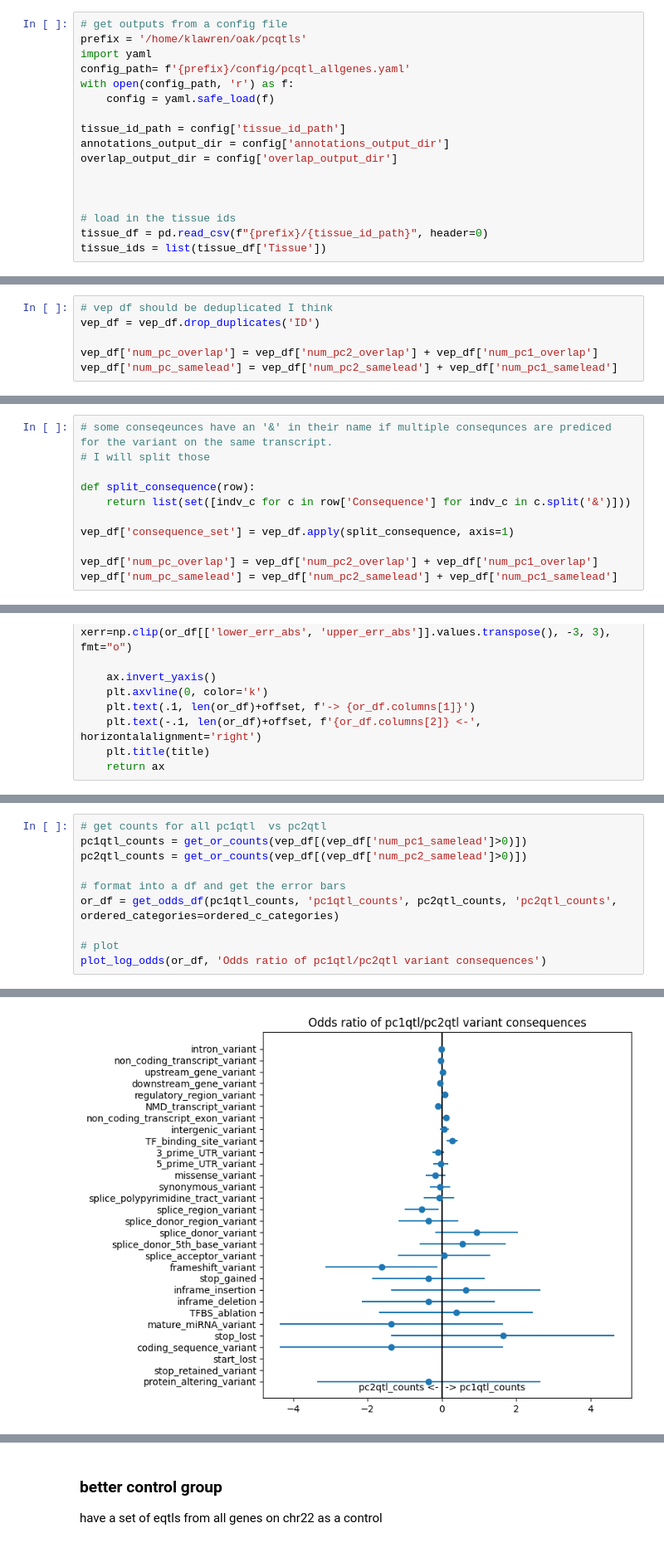
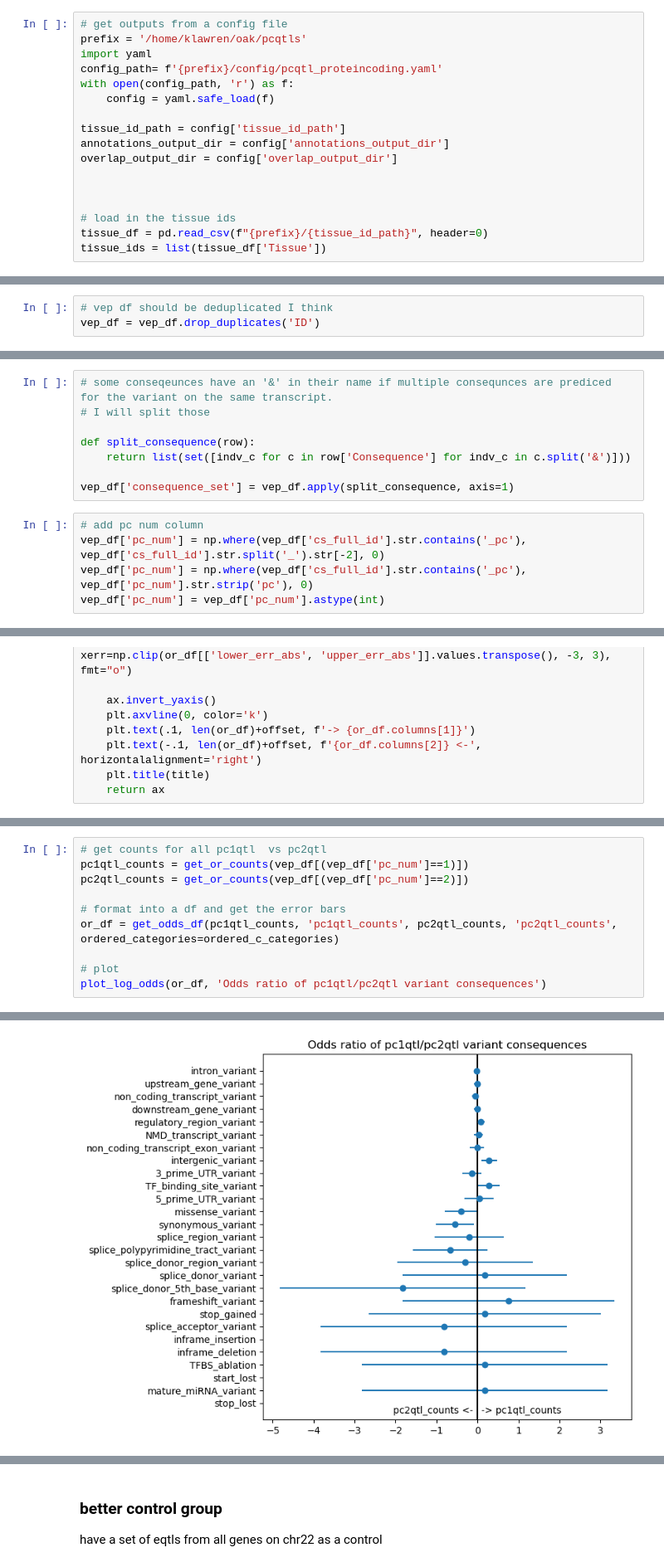
Before and after one commit to kal26/pcqtls, a Jupyter notebook: workflow/notebooks/annotation_enrichment.ipynb, the cells around one changed output, grey strips where cells are left out. Shown at 83% size. Cells and saved outputs as stored; diff of their text form.

```diff
--- a/workflow/notebooks/annotation_enrichment.ipynb
+++ b/workflow/notebooks/annotation_enrichment.ipynb
@@ -19,7 +19,7 @@ tqdm.pandas()
 # get outputs from a config file
 prefix = '/home/klawren/oak/pcqtls'
 import yaml
-config_path= f'{prefix}/config/pcqtl_allgenes.yaml'
+config_path= f'{prefix}/config/pcqtl_proteincoding.yaml'
 with open(config_path, 'r') as f:
     config = yaml.safe_load(f)
 
@@ -179,9 +181,6 @@ vep_df['tissue_list'] = vep_df['ID'].map(tissue_list)
 # %%
 # vep df should be deduplicated I think
 vep_df = vep_df.drop_duplicates('ID')
-
-vep_df['num_pc_overlap'] = vep_df['num_pc2_overlap'] + vep_df['num_pc1_overlap']
-vep_df['num_pc_samelead'] = vep_df['num_pc2_samelead'] + vep_df['num_pc1_samelead']
 # %%
 # explode the rows with multiple annotations, these are seperated by a comma
 #vep_df['info_list'] = vep_df['INFO'].str.split(',')
@@ -202,9 +201,11 @@ def split_consequence(row):
     return list(set([indv_c for c in row['Consequence'] for indv_c in c.split('&')]))
 
 vep_df['consequence_set'] = vep_df.apply(split_consequence, axis=1)
-
-vep_df['num_pc_overlap'] = vep_df['num_pc2_overlap'] + vep_df['num_pc1_overlap']
-vep_df['num_pc_samelead'] = vep_df['num_pc2_samelead'] + vep_df['num_pc1_samelead']
+# %%
+# add pc num column
+vep_df['pc_num'] = np.where(vep_df['cs_full_id'].str.contains('_pc'), vep_df['cs_full_id'].str.split('_').str[-2], 0)
+vep_df['pc_num'] = np.where(vep_df['cs_full_id'].str.contains('_pc'), vep_df['pc_num'].str.strip('pc'), 0)
+vep_df['pc_num'] = vep_df['pc_num'].astype(int)
 # %%
 fig, ax = plt.subplots(figsize=(7,7))
 ordered_c_categories = vep_df.explode('consequence_set')['consequence_set'].value_counts().index
@@ -350,7 +340,7 @@ plot_log_odds(or_df, 'Odds ratio of pc2qtl/eqtl variant consequences')
 # %%
 # get counts for all pc1qtl  vs pc2qtl
-pc1qtl_counts = get_or_counts(vep_df[(vep_df['num_pc1_samelead']>0)])
-pc2qtl_counts = get_or_counts(vep_df[(vep_df['num_pc2_samelead']>0)])
+pc1qtl_counts = get_or_counts(vep_df[(vep_df['pc_num']==1)])
+pc2qtl_counts = get_or_counts(vep_df[(vep_df['pc_num']==2)])
 
 # format into a df and get the error bars
 or_df = get_odds_df(pc1qtl_counts, 'pc1qtl_counts', pc2qtl_counts, 'pc2qtl_counts', ordered_categories=ordered_c_categories)
@@ -362 +352 @@ plot_log_odds(or_df, 'Odds ratio of pc1qtl/pc2qtl variant consequences')
-[figure, old version]
+[figure, new version]
```
Also changed, not shown: parts of 13 cells of this notebook.
